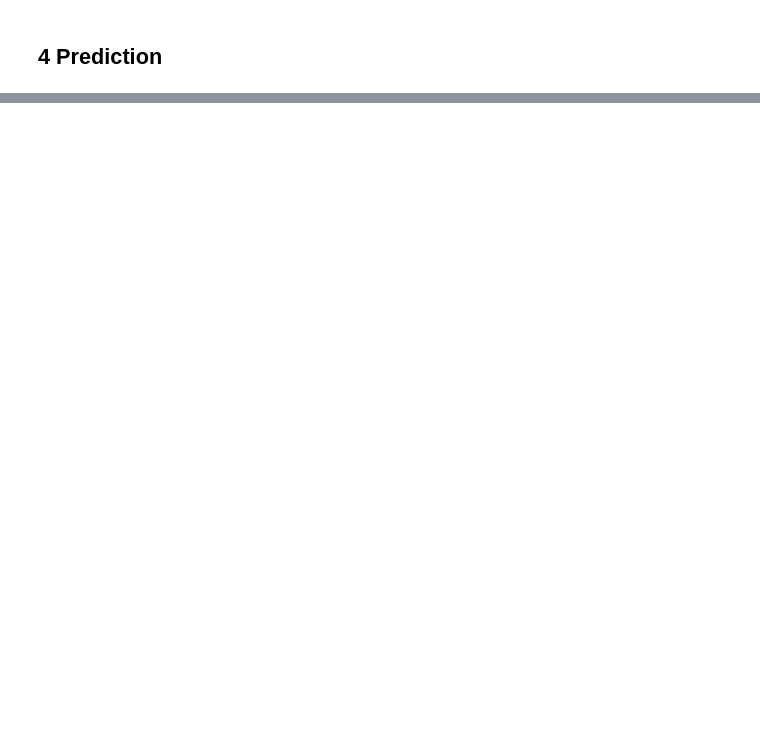
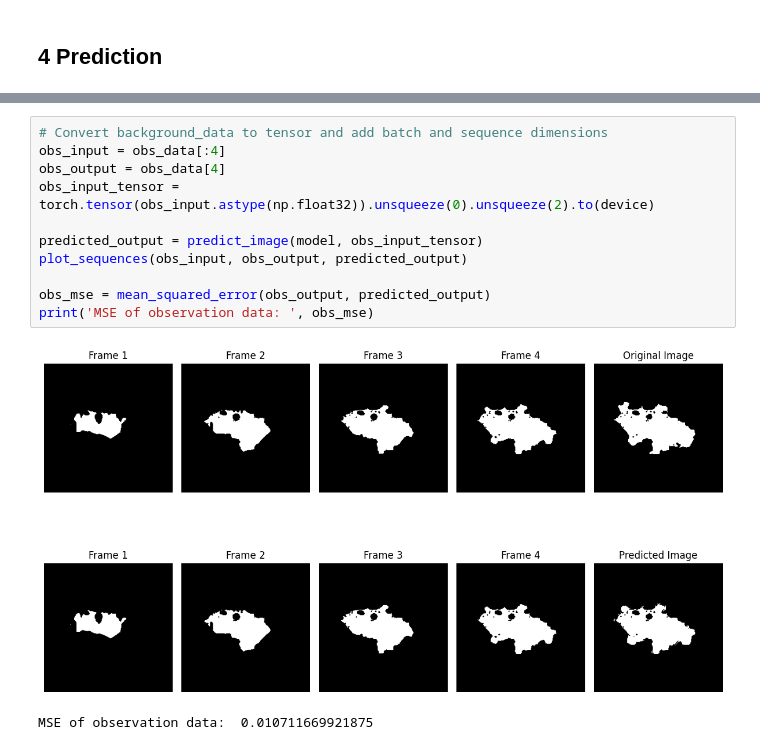
Before and after one commit to leomok82/VAE-project, a Jupyter notebook: task1_handbook.ipynb, the cells around one changed output, grey strips where cells are left out. Cells and saved outputs as stored; diff of their text form; blank space fills up the shorter version.

```diff
--- a/task1_handbook.ipynb
+++ b/task1_handbook.ipynb
@@ -193,3 +164,17 @@ MSE of background data:  0.0219268798828125
+# %%
+# Convert background_data to tensor and add batch and sequence dimensions
+obs_input = obs_data[:4]
+obs_output = obs_data[4]
+obs_input_tensor = torch.tensor(obs_input.astype(np.float32)).unsqueeze(0).unsqueeze(2).to(device)
+
+predicted_output = predict_image(model, obs_input_tensor)
+plot_sequences(obs_input, obs_output, predicted_output)
+
+obs_mse = mean_squared_error(obs_output, predicted_output)
+print('MSE of observation data: ', obs_mse)
+# %% [output]
+[figure, added]
+MSE of observation data:  0.010711669921875
 # %%
 background_data[4] = predicted_output
 np.save('background_data_with_prediction.npy', background_data)
```
Also changed, not shown: parts of 12 cells of this notebook, 13 other files.
